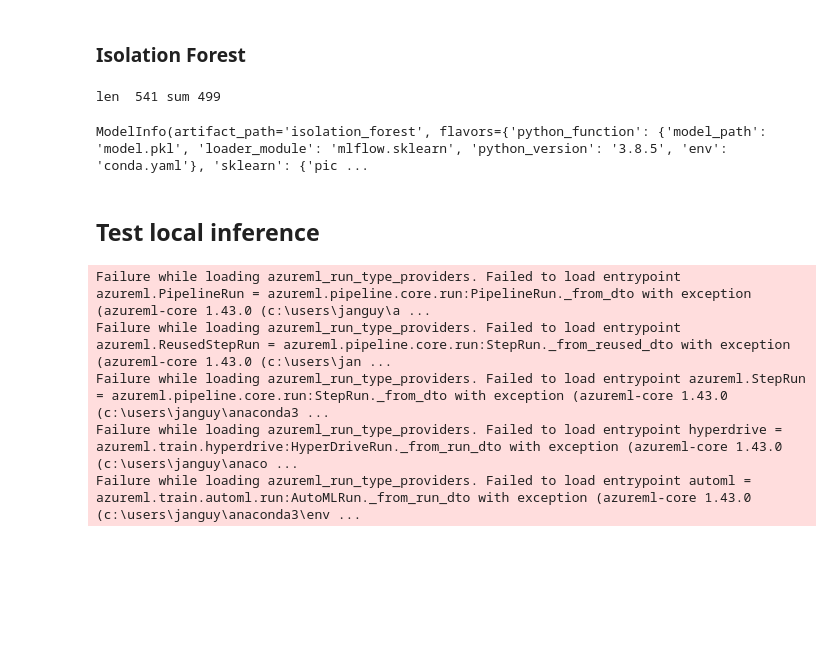
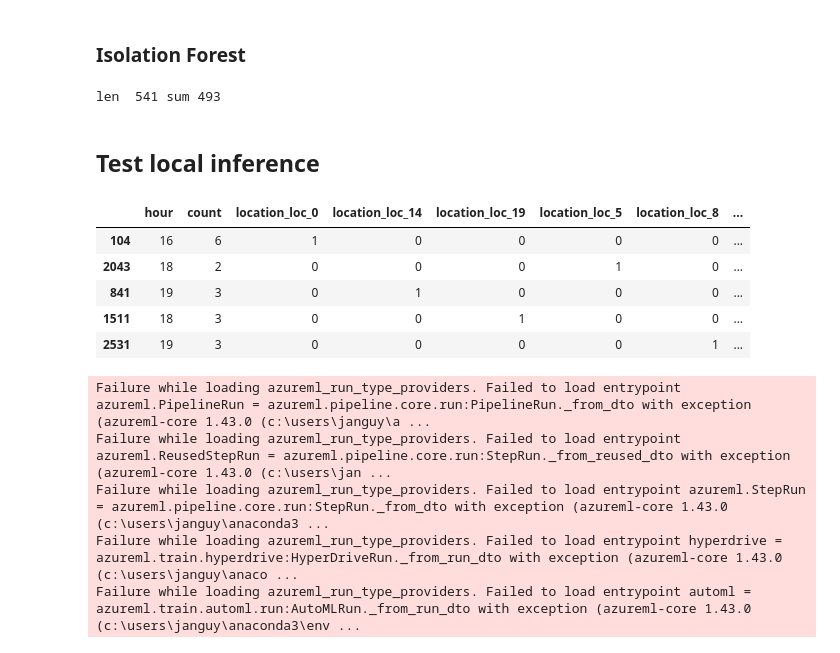
Before and after one commit to Azure/develop-streaming-analytics, a Jupyter notebook: common/ml/training.ipynb, the cells around one changed output. Drawn from its saved outputs; the diff is of its cells as text; code cells hidden in the pictures; blank space fills up the shorter version.

```diff
--- a/common/ml/training.ipynb
+++ b/common/ml/training.ipynb
@@ -17,6 +252,9 @@ from sklearn.pipeline import Pipeline
 import mlflow
 import mlflow.sklearn
 from mlflow.models.signature import infer_signature
+demand_data['hour'] = demand_data.starttime.dt.hour
+demand_data = demand_data[['location','car_type', 'hour','count']]
+
 
 ct = ColumnTransformer([("ohe", OneHotEncoder(),['car_type','location'])], remainder="passthrough")
 ct.fit(demand_data)
@@ -30,12 +268,20 @@ pipeline.fit(X_train)
 predictions = pipeline.predict(X_test)
 print("len ", len(predictions), "sum", sum(predictions))
 signature = infer_signature(X_train, pipeline.predict(X_train))
-mlflow.sklearn.log_model(pipeline, "isolation_forest", signature=signature)
+# mlflow.sklearn.log_model(pipeline, "isolation_forest", signature=signature)
 # %% [output]
-len  541 sum 499
+len  541 sum 493
-ModelInfo(artifact_path='isolation_forest', flavors={'python_function': {'model_path': 'model.pkl', 'loader_module': 'mlflow.sklearn', 'python_version': '3.8.5', 'env': 'conda.yaml'}, 'sklearn': {'pic ...
 # %% [markdown]
 ## Test local inference
+# %%
+pd.get_dummies(X_train[:5])
+# %% [output]
+|  | hour | count | location_loc_0 | location_loc_14 | location_loc_19 | location_loc_5 | location_loc_8 | ... |
+| 104 | 16 | 6 | 1 | 0 | 0 | 0 | 0 | ... |
+| 2043 | 18 | 2 | 0 | 0 | 0 | 1 | 0 | ... |
+| 841 | 19 | 3 | 0 | 1 | 0 | 0 | 0 | ... |
+| 1511 | 18 | 3 | 0 | 0 | 1 | 0 | 0 | ... |
+| 2531 | 19 | 3 | 0 | 0 | 0 | 0 | 1 | ... |
 # %%
 import mlflow
 
```
Also changed, not shown: parts of 15 cells of this notebook, 17 other files.
